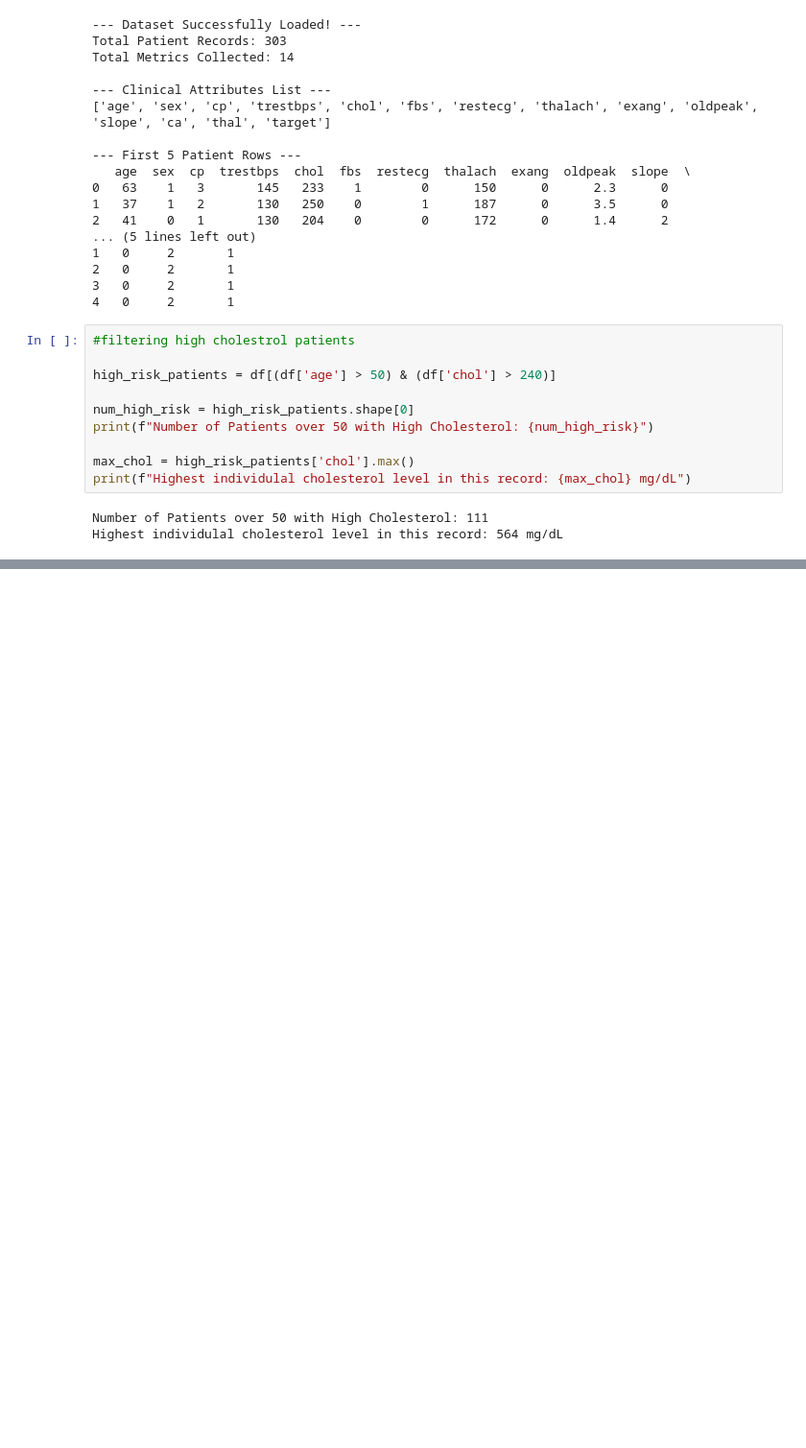
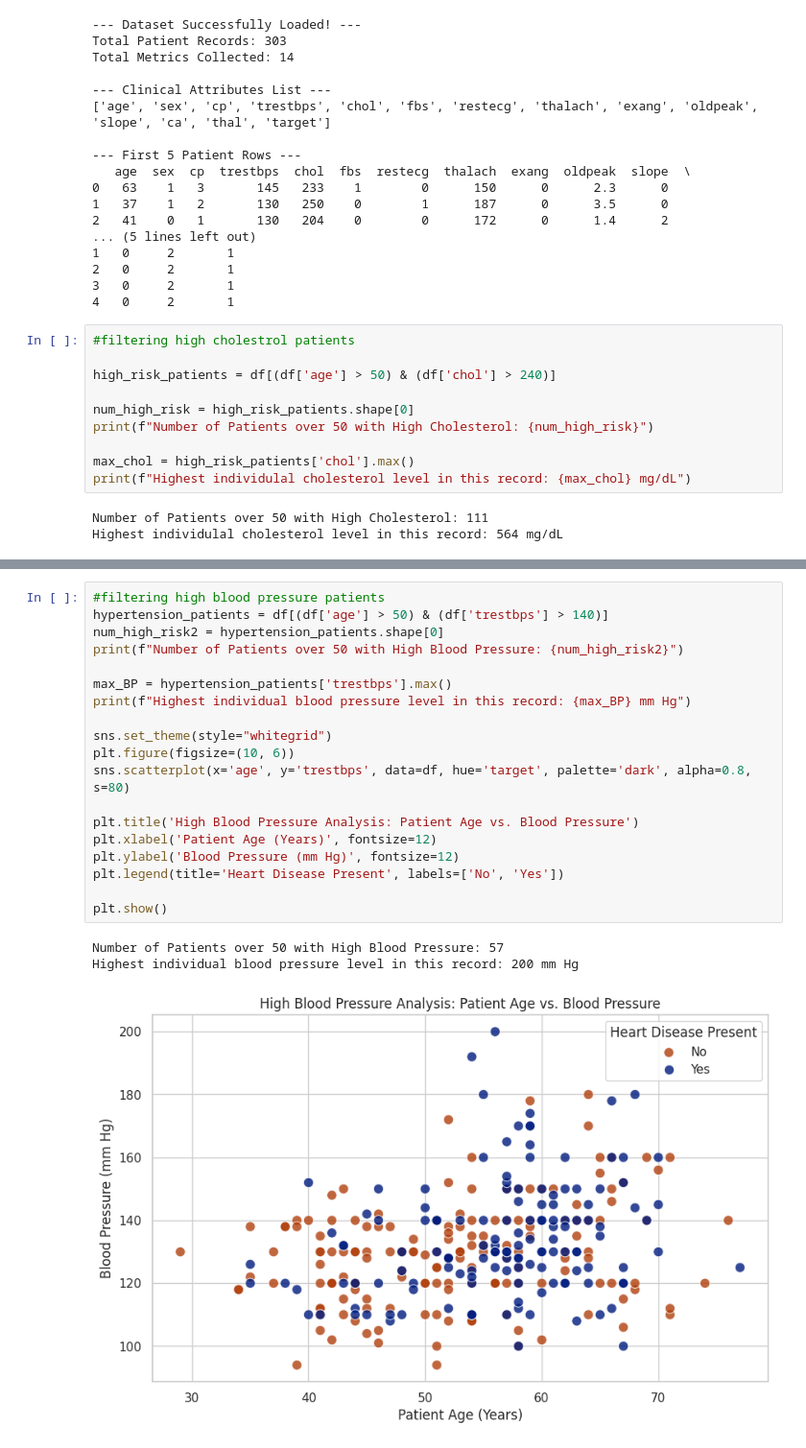
Before and after one commit to Mustafa-soomro-analyst/Healthcare-Data-AI-Summer-2026, a Jupyter notebook: 01_Healthcare_Data_Exploration.ipynb, the cells around one changed output, grey strips where cells are left out. Shown at 96% size. Cells and saved outputs as stored; diff of their text form; blank space fills up the shorter version.

```diff
--- a/01_Healthcare_Data_Exploration.ipynb
+++ b/01_Healthcare_Data_Exploration.ipynb
@@ -124,0 +147,23 @@ Highest individulal cholesterol level in this record: 564 mg/dL
+# %%
+#filtering high blood pressure patients
+hypertension_patients = df[(df['age'] > 50) & (df['trestbps'] > 140)]
+num_high_risk2 = hypertension_patients.shape[0]
+print(f"Number of Patients over 50 with High Blood Pressure: {num_high_risk2}")
+
+max_BP = hypertension_patients['trestbps'].max()
+print(f"Highest individual blood pressure level in this record: {max_BP} mm Hg")
+
+sns.set_theme(style="whitegrid")
+plt.figure(figsize=(10, 6))
+sns.scatterplot(x='age', y='trestbps', data=df, hue='target', palette='dark', alpha=0.8, s=80)
+
+plt.title('High Blood Pressure Analysis: Patient Age vs. Blood Pressure')
+plt.xlabel('Patient Age (Years)', fontsize=12)
+plt.ylabel('Blood Pressure (mm Hg)', fontsize=12)
+plt.legend(title='Heart Disease Present', labels=['No', 'Yes'])
+
+plt.show()
+# %% [output]
+Number of Patients over 50 with High Blood Pressure: 57
+Highest individual blood pressure level in this record: 200 mm Hg
+[figure, added]
```
Also changed, not shown: parts of 1 cell of this notebook.
